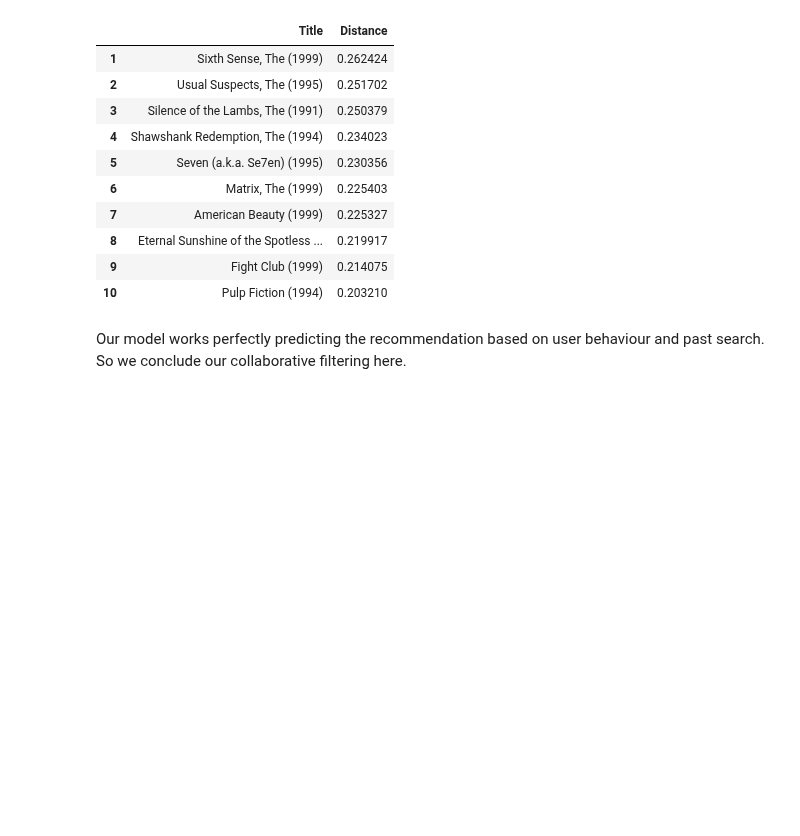
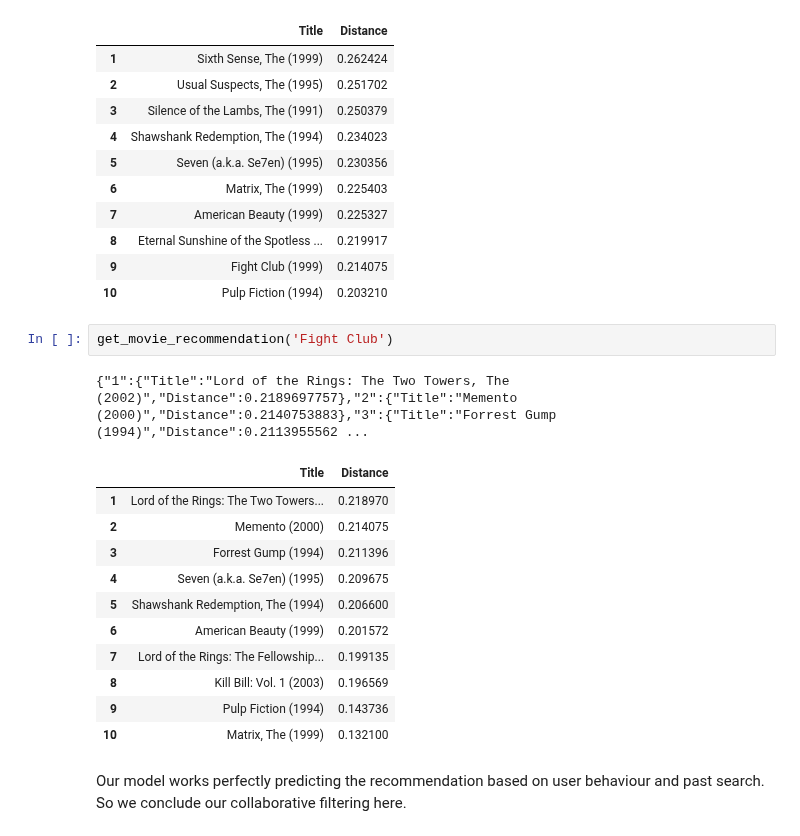
Before and after one commit to Aarekaz/mymovielist, a Jupyter notebook: backend/notebooks/item-based_collaborative_filtering_model.ipynb, the cells around one changed output. Saved outputs shown, nothing was run; the diff lists cells and outputs as text; blank space fills up the shorter version.

```diff
--- a/backend/notebooks/item-based_collaborative_filtering_model.ipynb
+++ b/backend/notebooks/item-based_collaborative_filtering_model.ipynb
@@ -210,6 +210,21 @@ get_movie_recommendation('Memento')
 | 8 | Eternal Sunshine of the Spotless ... | 0.219917 |
 | 9 | Fight Club (1999) | 0.214075 |
 | 10 | Pulp Fiction (1994) | 0.203210 |
+# %%
+get_movie_recommendation('Fight Club')
+# %% [output]
+{"1":{"Title":"Lord of the Rings: The Two Towers, The (2002)","Distance":0.2189697757},"2":{"Title":"Memento (2000)","Distance":0.2140753883},"3":{"Title":"Forrest Gump (1994)","Distance":0.2113955562 ...
+|  | Title | Distance |
+| 1 | Lord of the Rings: The Two Towers... | 0.218970 |
+| 2 | Memento (2000) | 0.214075 |
+| 3 | Forrest Gump (1994) | 0.211396 |
+| 4 | Seven (a.k.a. Se7en) (1995) | 0.209675 |
+| 5 | Shawshank Redemption, The (1994) | 0.206600 |
+| 6 | American Beauty (1999) | 0.201572 |
+| 7 | Lord of the Rings: The Fellowship... | 0.199135 |
+| 8 | Kill Bill: Vol. 1 (2003) | 0.196569 |
+| 9 | Pulp Fiction (1994) | 0.143736 |
+| 10 | Matrix, The (1999) | 0.132100 |
 # %% [markdown]
 Our model works perfectly predicting the recommendation based on user behaviour and past search. So we conclude our
 collaborative filtering here.
```
